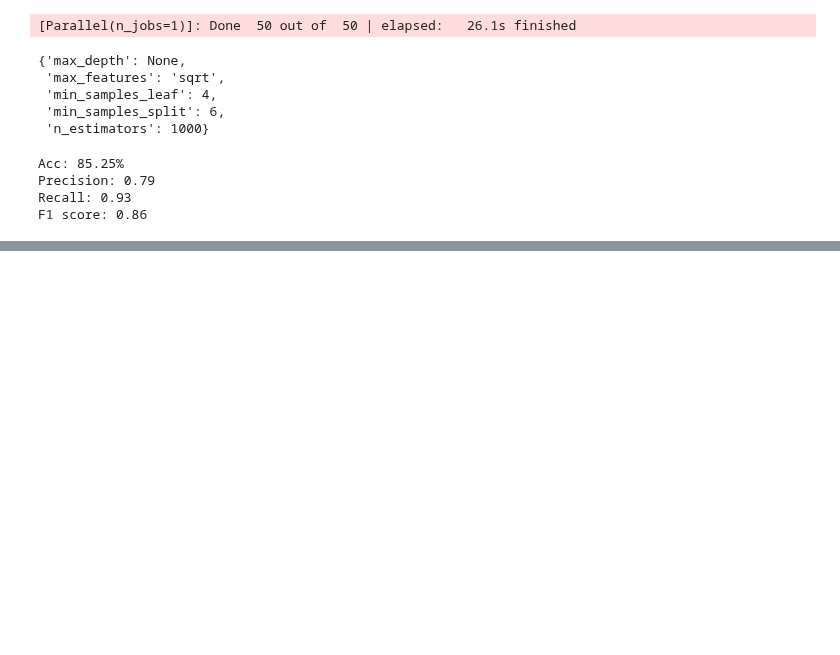
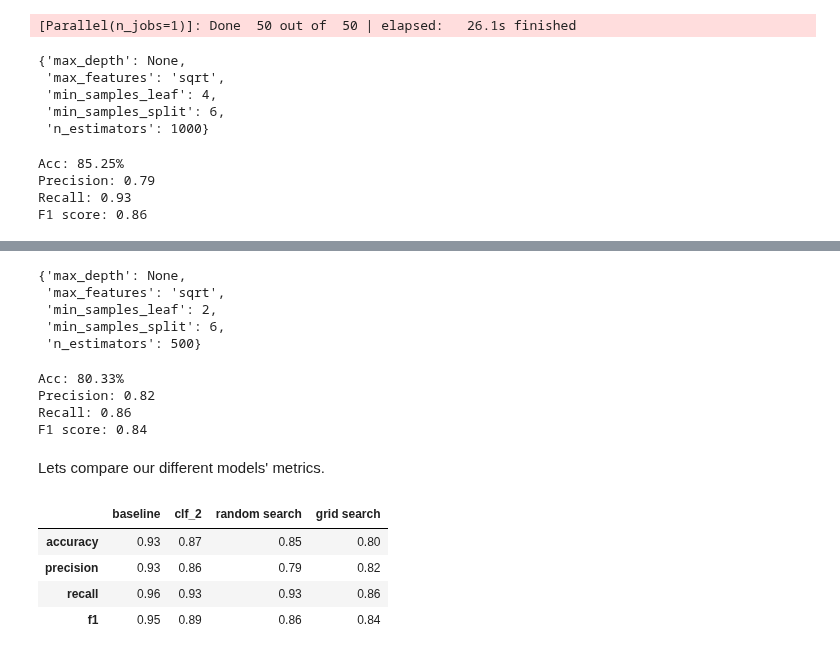
Before and after one commit to youssefbourais0310/Machine_learning_Classification, a Jupyter notebook: 6_Improving_a_model.ipynb, the cells around one changed output, grey strips where cells are left out. Saved outputs shown, nothing was run; the diff lists cells and outputs as text; code cells hidden in the pictures; blank space fills up the shorter version.

```diff
--- a/6_Improving_a_model.ipynb
+++ b/6_Improving_a_model.ipynb
@@ -232,0 +301,33 @@ F1 score: 0.86
+# %%
+gs_clf.best_params_
+# %% [output]
+{'max_depth': None,
+ 'max_features': 'sqrt',
+ 'min_samples_leaf': 2,
+ 'min_samples_split': 6,
+ 'n_estimators': 500}
+# %%
+gs_y_preds = gs_clf.predict(X_test)
+
+# evaluate the predictions
+gs_metrics = evaluate_preds(y_test, gs_y_preds)
+# %% [output]
+Acc: 80.33%
+Precision: 0.82
+Recall: 0.86
+F1 score: 0.84
+# %% [markdown]
+Lets compare our different models' metrics.
+# %%
+compare_metrics = pd.DataFrame({"baseline": baseline_metrics,
+                               "clf_2": clf_2_metrics,
+                                "random search": rs_metrics,
+                                "grid search": gs_metrics})
+
+compare_metrics
+# %% [output]
+|  | baseline | clf_2 | random search | grid search |
+| accuracy | 0.93 | 0.87 | 0.85 | 0.80 |
+| precision | 0.93 | 0.86 | 0.79 | 0.82 |
+| recall | 0.96 | 0.93 | 0.93 | 0.86 |
+| f1 | 0.95 | 0.89 | 0.86 | 0.84 |
```
Also changed, not shown: parts of 6 cells of this notebook.
